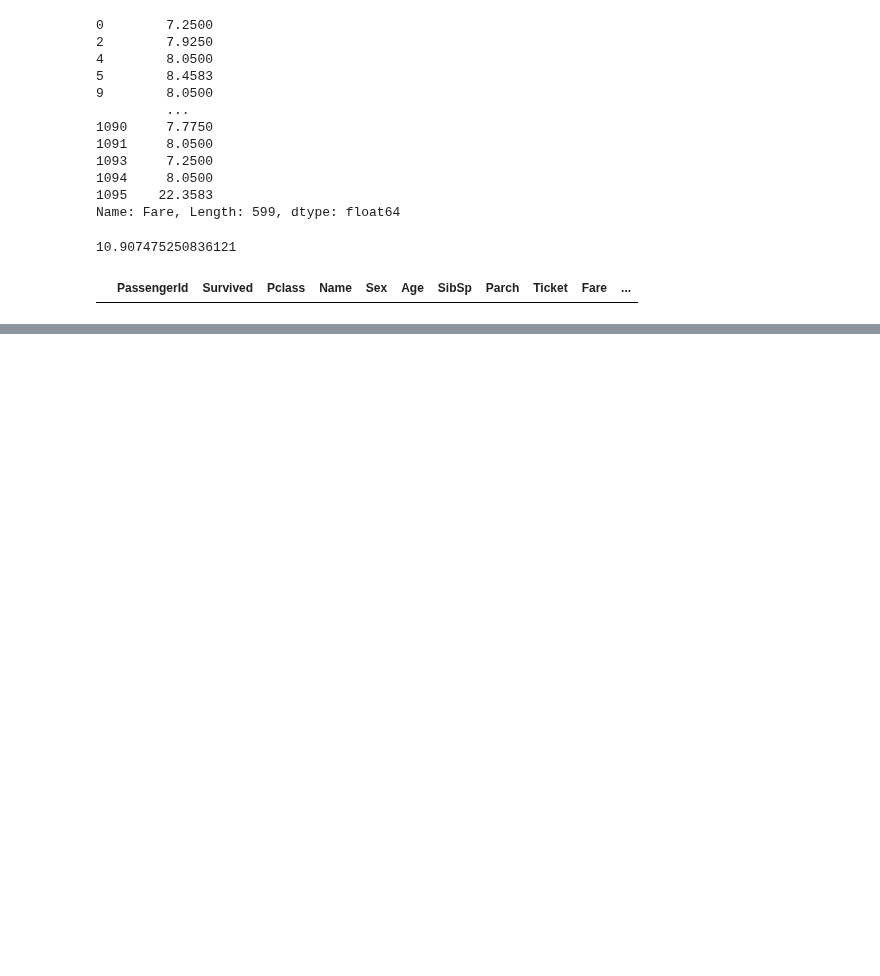
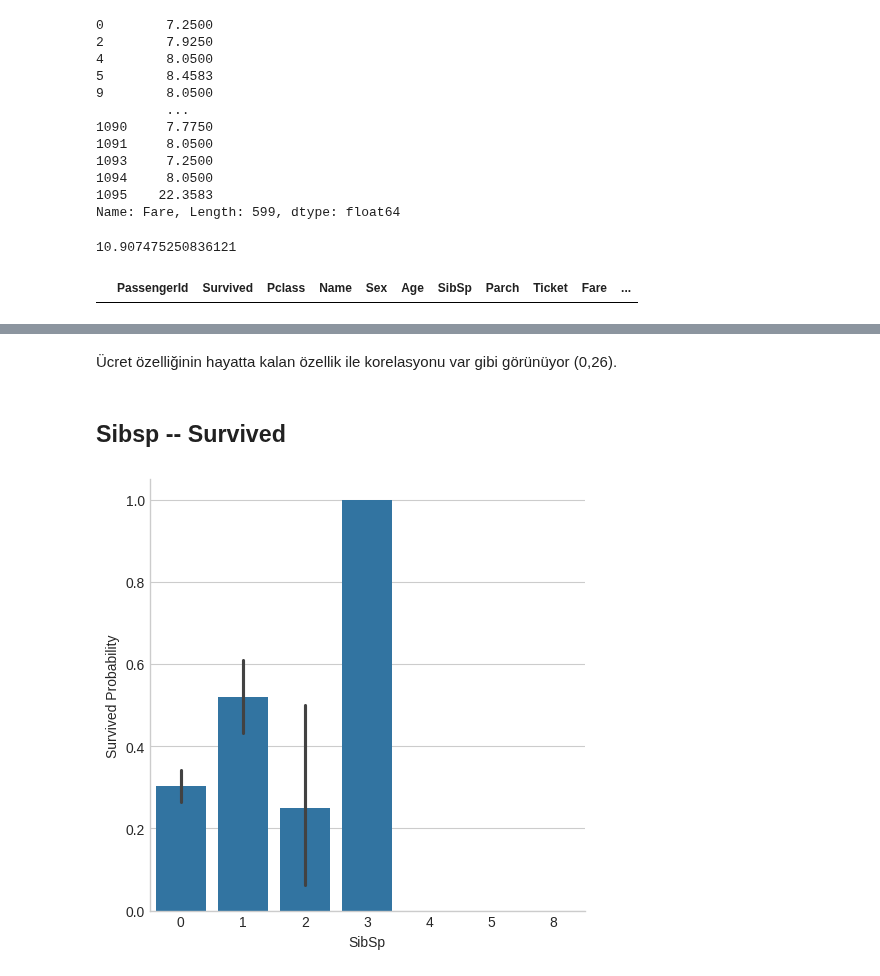
Before and after one commit to akalinirem/machine_learning, a Jupyter notebook: pages/titanic_project/titanic_project.ipynb, the cells around one changed output, grey strips where cells are left out. Drawn from its saved outputs; the diff is of its cells as text; code cells hidden in the pictures; blank space fills up the shorter version.

```diff
--- a/pages/titanic_project/titanic_project.ipynb
+++ b/pages/titanic_project/titanic_project.ipynb
@@ -498,0 +539,12 @@ train_df[train_df["Fare"].isnull()]
+# %% [markdown]
+Ücret özelliğinin hayatta kalan özellik ile korelasyonu var gibi görünüyor (0,26).
+# %% [markdown]
+<a id= '13'></a>
+
+## Sibsp -- Survived
+# %%
+g = sns.catplot(x = "SibSp", y = "Survived", data = train_df, kind = "bar")
+g.set_ylabels("Survived Probability")
+plt.show()
+# %% [output]
+[figure, added]
```
Also changed, not shown: parts of 29 cells of this notebook.
